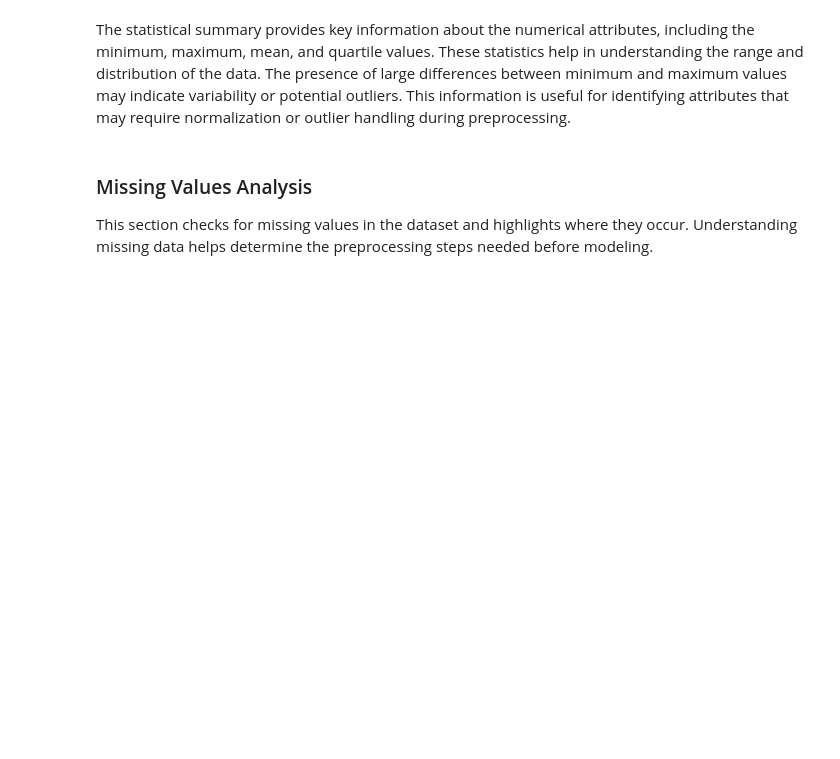
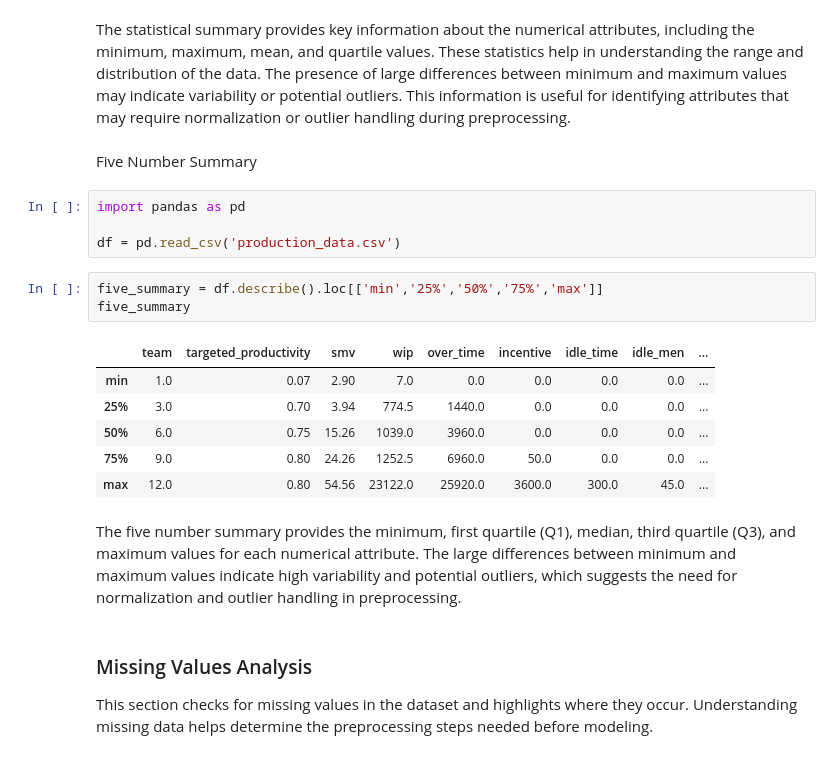
Before and after one commit to hind190/Data-Mining-Project-, a Jupyter notebook: phase2.ipynb, the cells around one changed output. Saved outputs shown, nothing was run; the diff lists cells and outputs as text; blank space fills up the shorter version.

```diff
--- a/phase2.ipynb
+++ b/phase2.ipynb
@@ -38,6 +38,25 @@ df.describe()
 | max | 12.000000 | 0.800000 | 54.560000 | 23122.000000 | 25920.000000 | 3600.000000 | 300.000000 | 45.000000 | ... |
 # %% [markdown]
 The statistical summary provides key information about the numerical attributes, including the minimum, maximum, mean, and quartile values. These statistics help in understanding the range and distribution of the data. The presence of large differences between minimum and maximum values may indicate variability or potential outliers. This information is useful for identifying attributes that may require normalization or outlier handling during preprocessing.
+# %% [markdown]
+Five Number Summary
+# %%
+import pandas as pd
+
+df = pd.read_csv('production_data.csv')
+# %%
+five_summary = df.describe().loc[['min','25%','50%','75%','max']]
+five_summary
+# %% [output]
+|  | team | targeted_productivity | smv | wip | over_time | incentive | idle_time | idle_men | ... |
+| min | 1.0 | 0.07 | 2.90 | 7.0 | 0.0 | 0.0 | 0.0 | 0.0 | ... |
+| 25% | 3.0 | 0.70 | 3.94 | 774.5 | 1440.0 | 0.0 | 0.0 | 0.0 | ... |
+| 50% | 6.0 | 0.75 | 15.26 | 1039.0 | 3960.0 | 0.0 | 0.0 | 0.0 | ... |
+| 75% | 9.0 | 0.80 | 24.26 | 1252.5 | 6960.0 | 50.0 | 0.0 | 0.0 | ... |
+| max | 12.0 | 0.80 | 54.56 | 23122.0 | 25920.0 | 3600.0 | 300.0 | 45.0 | ... |
+# %% [markdown]
+The five number summary provides the minimum, first quartile (Q1), median, third quartile (Q3), and maximum values for each numerical attribute.
+The large differences between minimum and maximum values indicate high variability and potential outliers, which suggests the need for normalization and outlier handling in preprocessing.
 # %% [markdown]
 ### Missing Values Analysis
 This section checks for missing values in the dataset and highlights where they occur. Understanding missing data helps determine the preprocessing steps needed before modeling.
```
Also changed, not shown: parts of 1 cell of this notebook.
